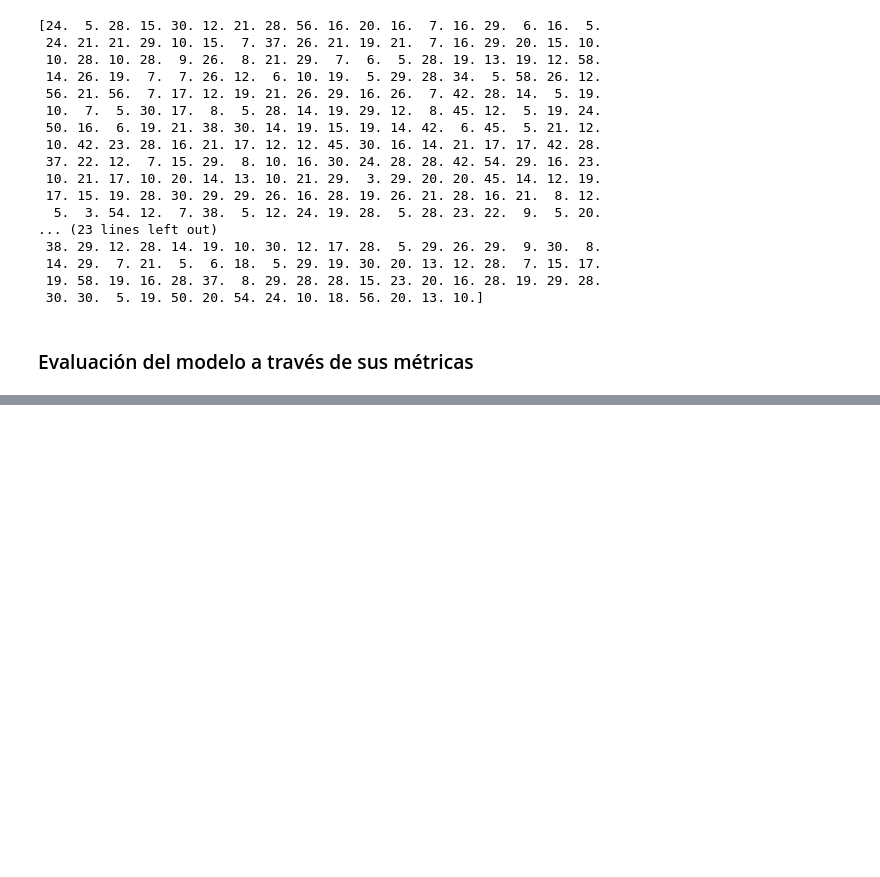
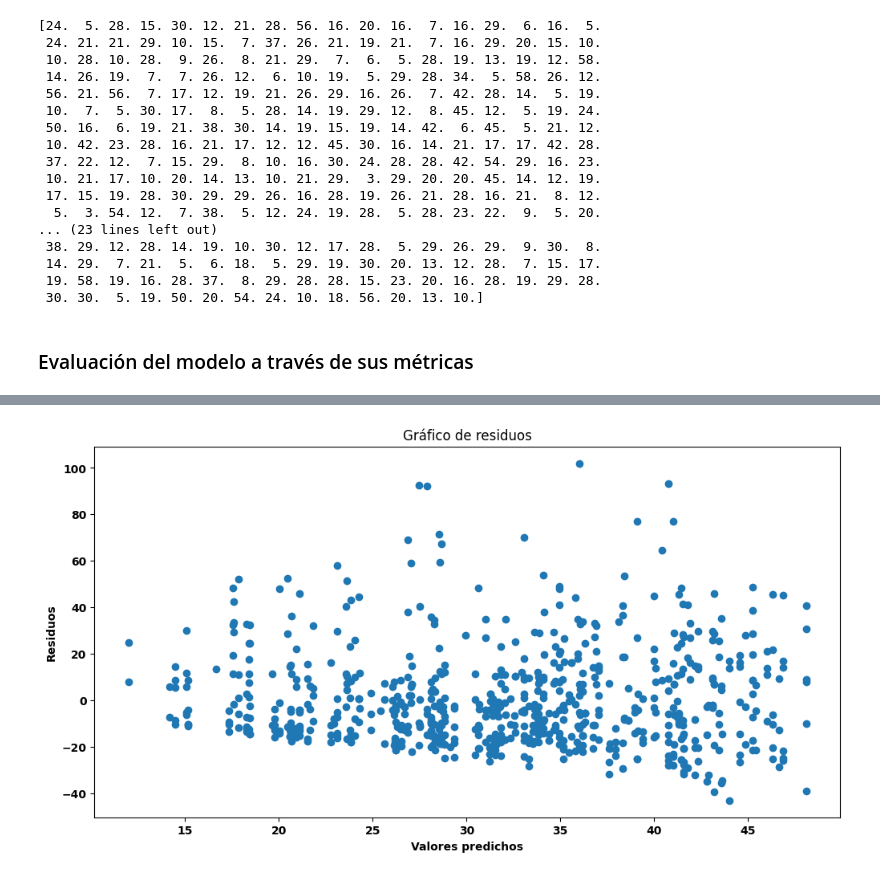
Before and after one commit to Enriquepardo/Fase-2, a Jupyter notebook: Fase_2(C) copy.ipynb, the cells around one changed output, grey strips where cells are left out. Drawn from its saved outputs; the diff is of its cells as text; code cells hidden in the pictures; blank space fills up the shorter version.

```diff
--- a/Fase_2(C) copy.ipynb
+++ b/Fase_2(C) copy.ipynb
@@ -432,0 +476,10 @@ print(y_pred)
+# %%
+residuos = y_test - y_pred
+
+plt.scatter(y_pred, residuos)
+plt.xlabel("Valores predichos")
+plt.ylabel("Residuos")
+plt.title("Gráfico de residuos")
+plt.show()
+# %% [output]
+[figure, added]
```
Also changed, not shown: parts of 5 cells of this notebook.
